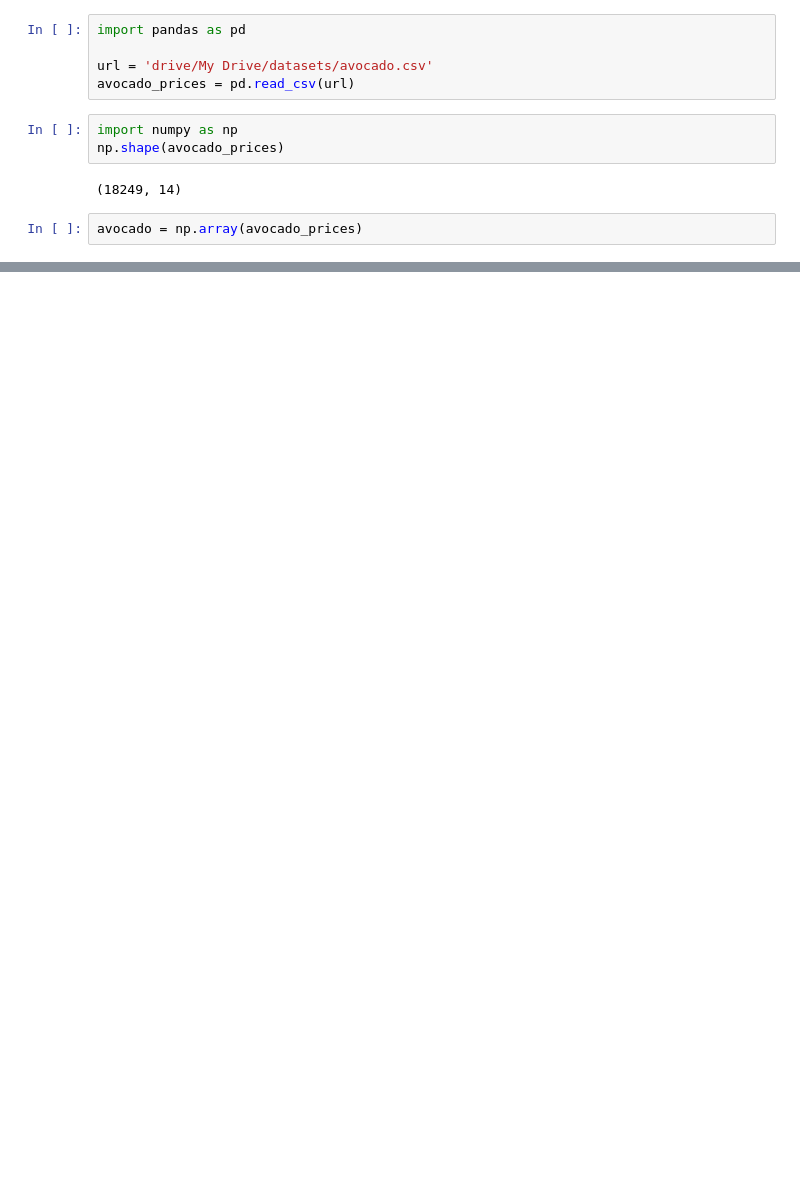
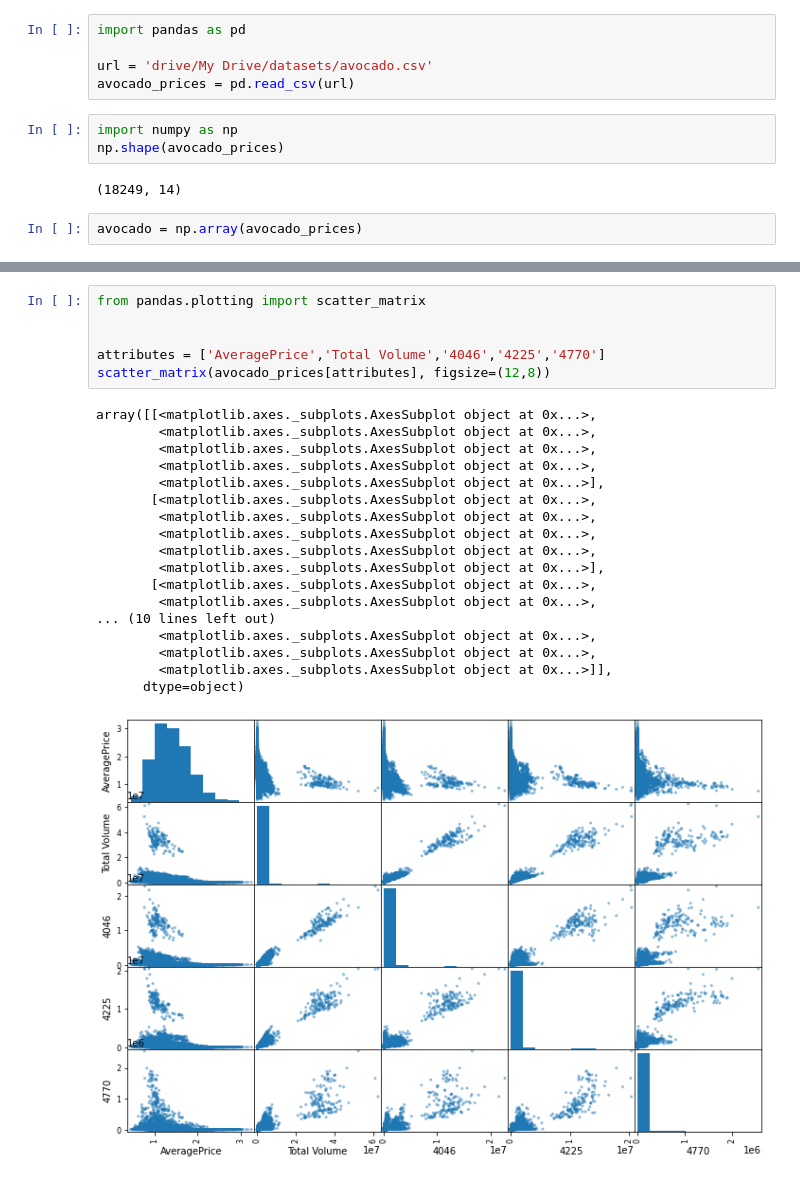
Before and after one commit to Jo-chana/CoLab_ML_codes, a Jupyter notebook: Avocado.ipynb, the cells around one changed output, grey strips where cells are left out. Cells and saved outputs as stored; diff of their text form; blank space fills up the shorter version.

```diff
--- a/Avocado.ipynb
+++ b/Avocado.ipynb
@@ -34,0 +77,25 @@ avocado_type = avocado[:,11:12]
+# %%
+from pandas.plotting import scatter_matrix
+
+
+attributes = ['AveragePrice','Total Volume','4046','4225','4770']
+scatter_matrix(avocado_prices[attributes], figsize=(12,8))
+# %% [output]
+array([[<matplotlib.axes._subplots.AxesSubplot object at 0x...>,
+        <matplotlib.axes._subplots.AxesSubplot object at 0x...>,
+        <matplotlib.axes._subplots.AxesSubplot object at 0x...>,
+        <matplotlib.axes._subplots.AxesSubplot object at 0x...>,
+        <matplotlib.axes._subplots.AxesSubplot object at 0x...>],
+       [<matplotlib.axes._subplots.AxesSubplot object at 0x...>,
+        <matplotlib.axes._subplots.AxesSubplot object at 0x...>,
+        <matplotlib.axes._subplots.AxesSubplot object at 0x...>,
+        <matplotlib.axes._subplots.AxesSubplot object at 0x...>,
+        <matplotlib.axes._subplots.AxesSubplot object at 0x...>],
+       [<matplotlib.axes._subplots.AxesSubplot object at 0x...>,
+        <matplotlib.axes._subplots.AxesSubplot object at 0x...>,
+... (10 lines left out)
+        <matplotlib.axes._subplots.AxesSubplot object at 0x...>,
+        <matplotlib.axes._subplots.AxesSubplot object at 0x...>,
+        <matplotlib.axes._subplots.AxesSubplot object at 0x...>]],
+      dtype=object)
+[figure, added]
```
Also changed, not shown: parts of 9 cells of this notebook.
